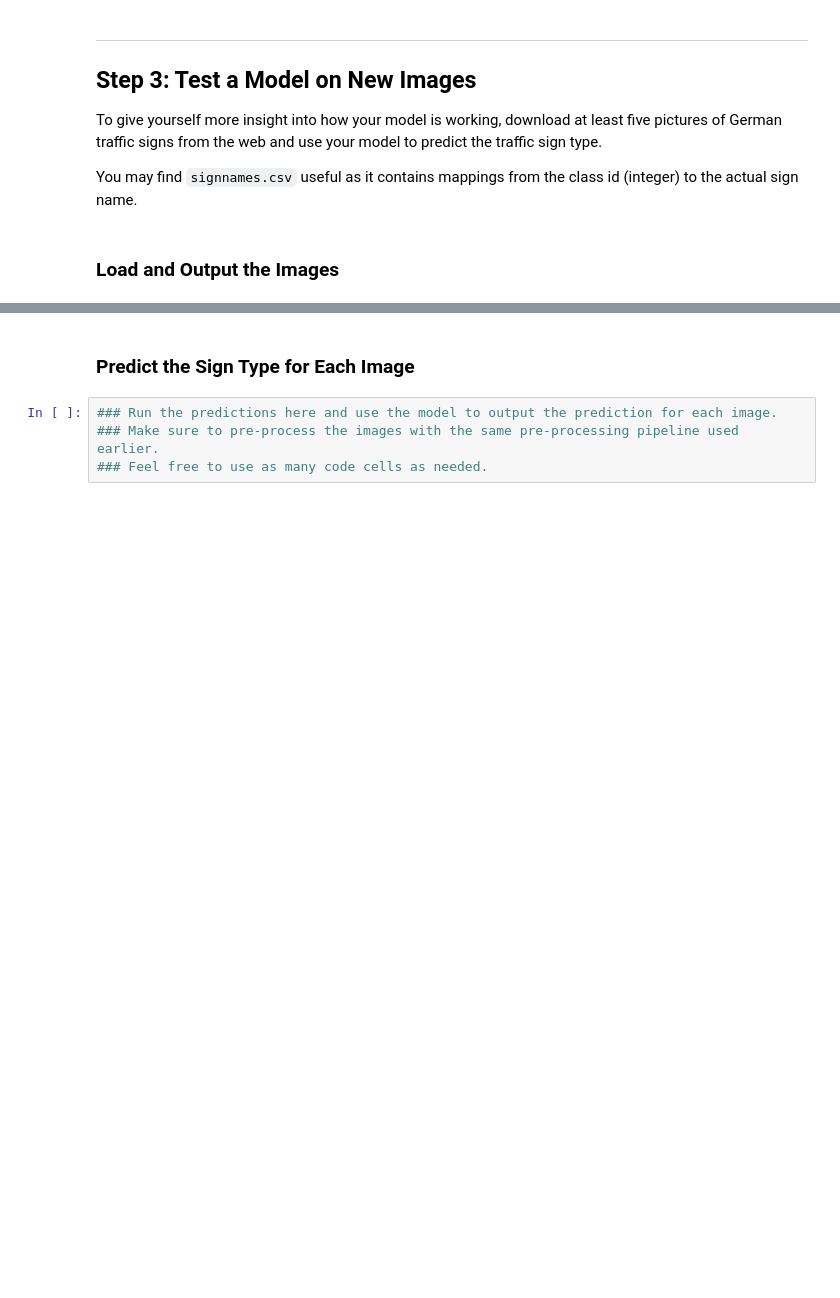
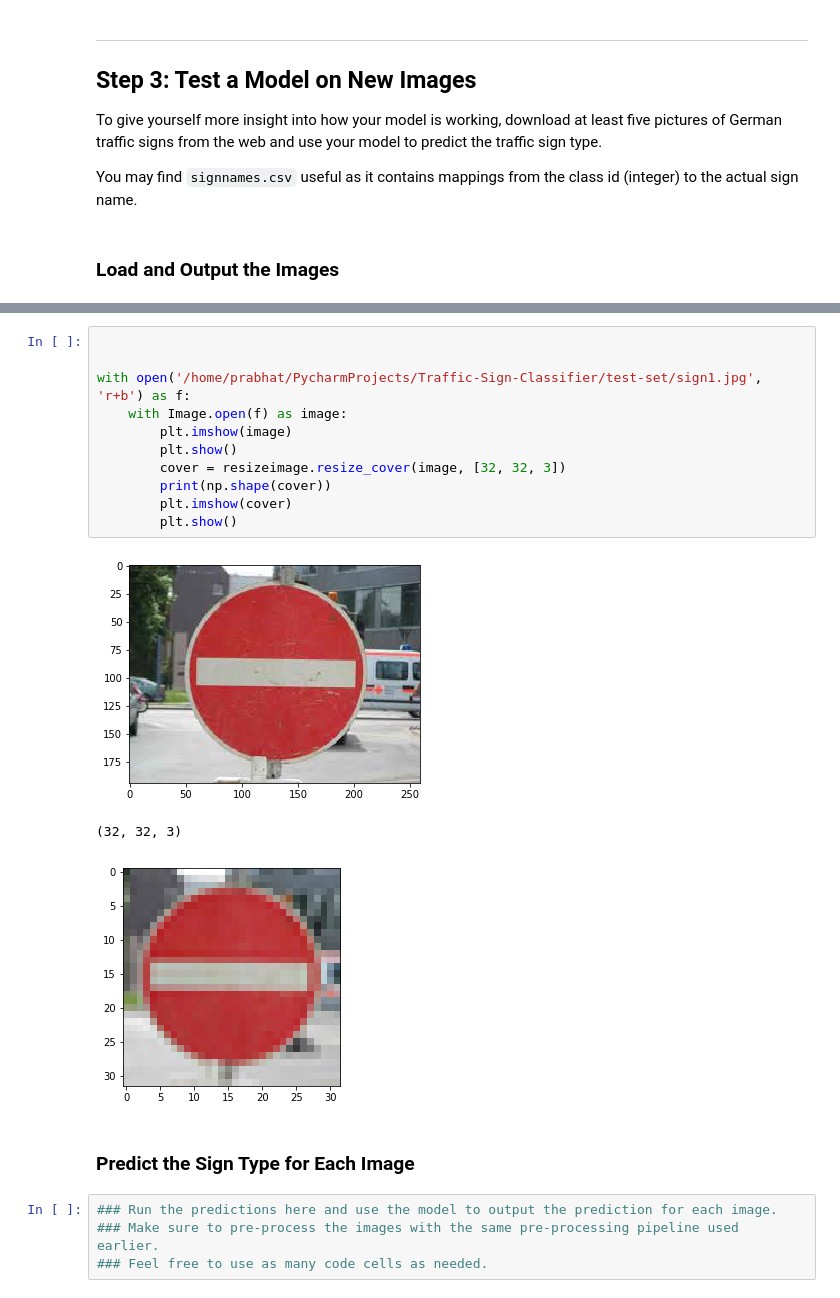
Before and after one commit to TPrabhat/Traffic-Sign-Classifier, a Jupyter notebook: Traffic_Sign_Classifier.ipynb, the cells around one changed output, grey strips where cells are left out. Cells and saved outputs as stored; diff of their text form; blank space fills up the shorter version.

```diff
--- a/Traffic_Sign_Classifier.ipynb
+++ b/Traffic_Sign_Classifier.ipynb
@@ -546,3 +566,18 @@ NameError: name 'tf' is not defined
+# %%
+
+
+with open('/home/prabhat/PycharmProjects/Traffic-Sign-Classifier/test-set/sign1.jpg', 'r+b') as f:
+    with Image.open(f) as image:
+        plt.imshow(image)
+        plt.show()
+        cover = resizeimage.resize_cover(image, [32, 32, 3])
+        print(np.shape(cover))
+        plt.imshow(cover)
+        plt.show()
+# %% [output]
+[figure, added]
+(32, 32, 3)
+[figure, added]
 # %% [markdown]
 ### Predict the Sign Type for Each Image
 # %%
```
Also changed, not shown: parts of 2 cells of this notebook, 5 other files.
